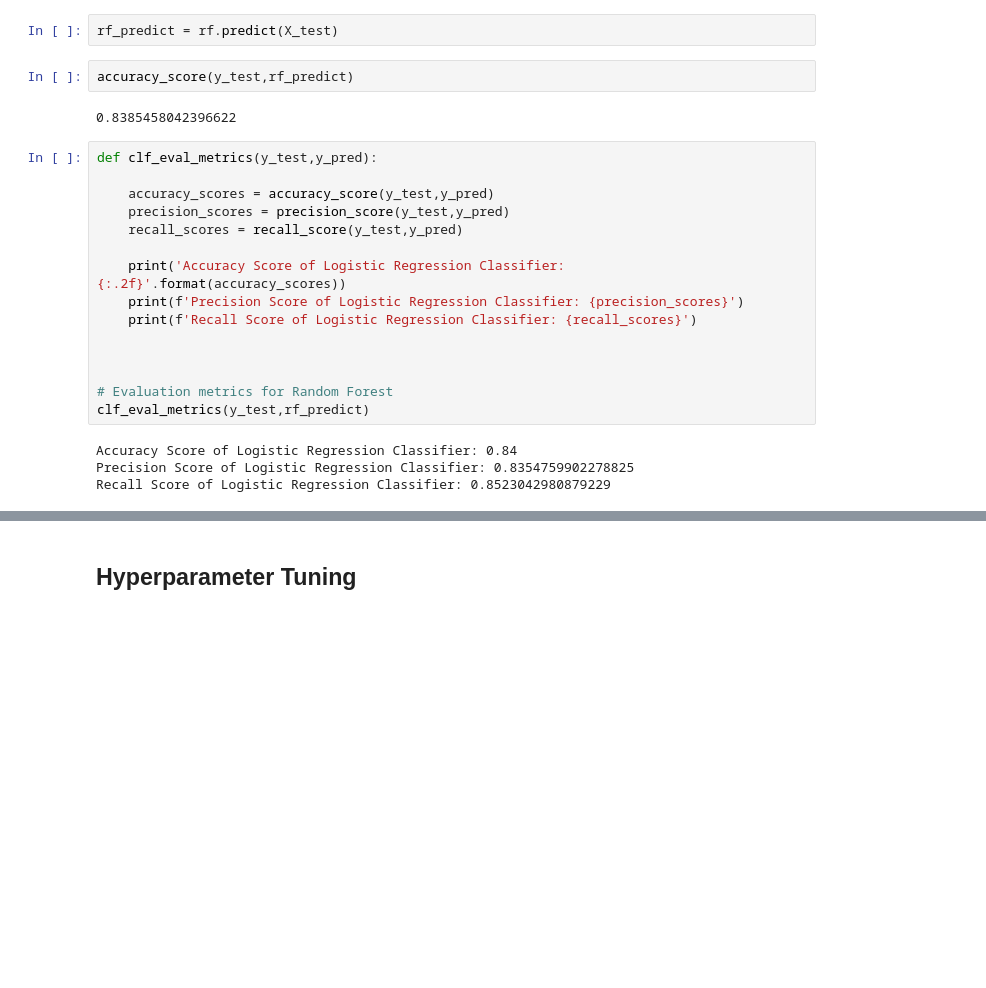
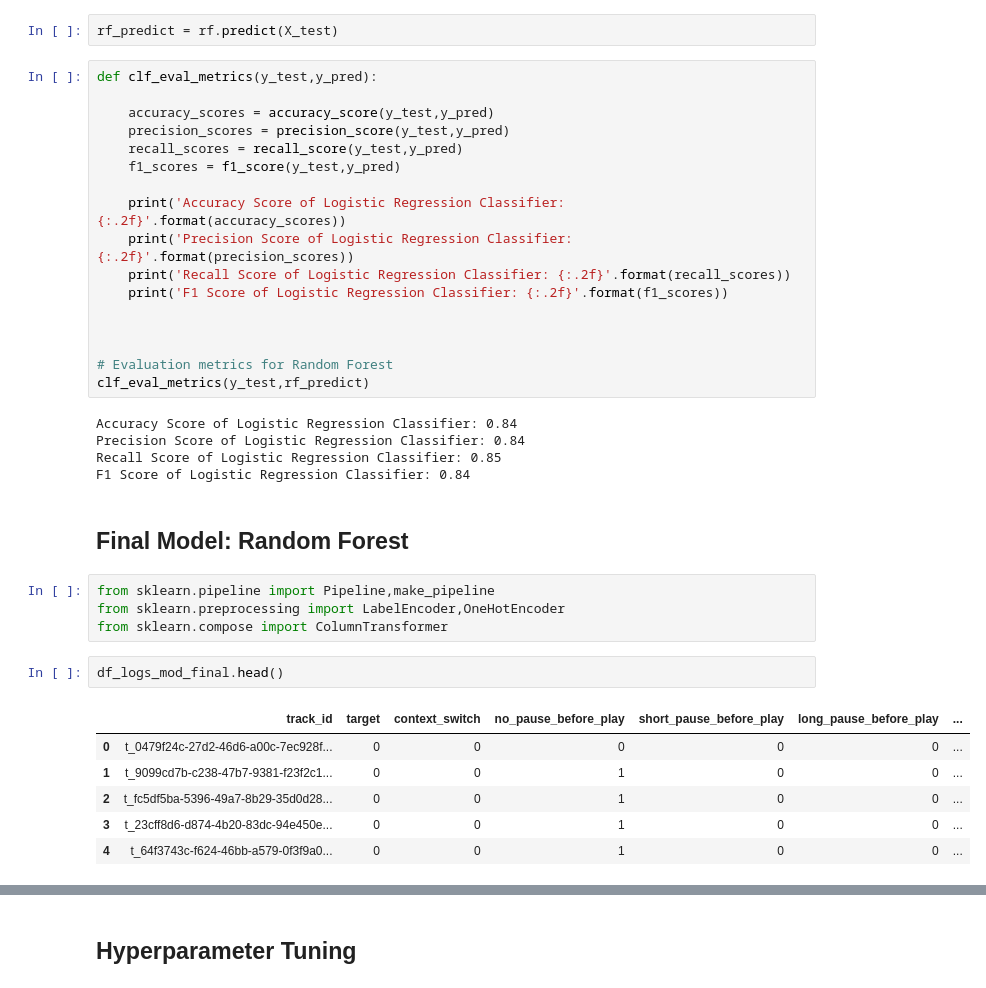
Before and after one commit to AbiirBarounii/Spotify-Skip-Prediction, a Jupyter notebook: notebook.ipynb, the cells around one changed output, grey strips where cells are left out. Drawn from its saved outputs; the diff is of its cells as text; blank space fills up the shorter version.

```diff
--- a/notebook.ipynb
+++ b/notebook.ipynb
@@ -734,20 +781,18 @@ rf.fit(X_train,y_train)
 RandomForestClassifier()
 # %%
 rf_predict = rf.predict(X_test)
-# %%
-accuracy_score(y_test,rf_predict)
-# %% [output]
-0.8385458042396622
 # %%
 def clf_eval_metrics(y_test,y_pred):
 
     accuracy_scores = accuracy_score(y_test,y_pred)
     precision_scores = precision_score(y_test,y_pred)
     recall_scores = recall_score(y_test,y_pred)
+    f1_scores = f1_score(y_test,y_pred)
 
     print('Accuracy Score of Logistic Regression Classifier: {:.2f}'.format(accuracy_scores))
-    print(f'Precision Score of Logistic Regression Classifier: {precision_scores}')
-    print(f'Recall Score of Logistic Regression Classifier: {recall_scores}')
+    print('Precision Score of Logistic Regression Classifier: {:.2f}'.format(precision_scores))
+    print('Recall Score of Logistic Regression Classifier: {:.2f}'.format(recall_scores))
+    print('F1 Score of Logistic Regression Classifier: {:.2f}'.format(f1_scores))
 
 
 
@@ -755,5 +800,21 @@ def clf_eval_metrics(y_test,y_pred):
 clf_eval_metrics(y_test,rf_predict)
 # %% [output]
 Accuracy Score of Logistic Regression Classifier: 0.84
-Precision Score of Logistic Regression Classifier: 0.8354759902278825
-Recall Score of Logistic Regression Classifier: 0.8523042980879229
+Precision Score of Logistic Regression Classifier: 0.84
+Recall Score of Logistic Regression Classifier: 0.85
+F1 Score of Logistic Regression Classifier: 0.84
+# %% [markdown]
+## Final Model: Random Forest
+# %%
+from sklearn.pipeline import Pipeline,make_pipeline
+from sklearn.preprocessing import LabelEncoder,OneHotEncoder
+from sklearn.compose import ColumnTransformer
+# %%
+df_logs_mod_final.head()
+# %% [output]
+|  | track_id | target | context_switch | no_pause_before_play | short_pause_before_play | long_pause_before_play | ... |
+| 0 | t_0479f24c-27d2-46d6-a00c-7ec928f... | 0 | 0 | 0 | 0 | 0 | ... |
+| 1 | t_9099cd7b-c238-47b7-9381-f23f2c1... | 0 | 0 | 1 | 0 | 0 | ... |
+| 2 | t_fc5df5ba-5396-49a7-8b29-35d0d28... | 0 | 0 | 1 | 0 | 0 | ... |
+| 3 | t_23cff8d6-d874-4b20-83dc-94e450e... | 0 | 0 | 1 | 0 | 0 | ... |
+| 4 | t_64f3743c-f624-46bb-a579-0f3f9a0... | 0 | 0 | 1 | 0 | 0 | ... |
```
Also changed, not shown: parts of 38 cells of this notebook, 5 other files.
